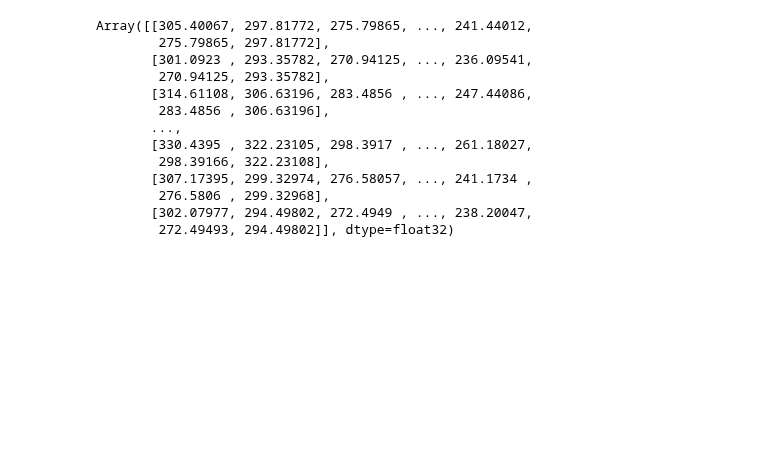
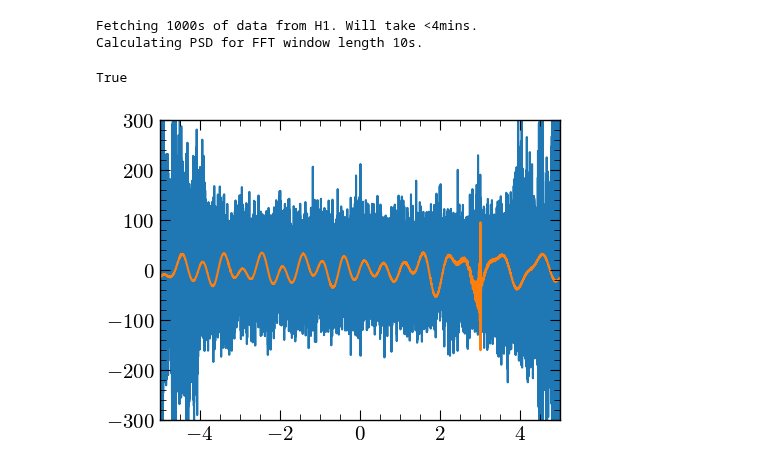
Before and after one commit to james-alvey-42/gw-mist, a Jupyter notebook: notebooks/week10/test_td.ipynb, the cells around one changed output. Saved outputs shown, nothing was run; the diff lists cells and outputs as text; code cells hidden in the pictures; blank space fills up the shorter version.

```diff
--- a/notebooks/week10/test_td.ipynb
+++ b/notebooks/week10/test_td.ipynb
@@ -32,16 +22,0 @@ td_w_batch = gw.frequency_to_time_domain(fd_w_batch)
-# %%
-td_w_batch
-# %% [output]
-Array([[305.40067, 297.81772, 275.79865, ..., 241.44012,
-        275.79865, 297.81772],
-       [301.0923 , 293.35782, 270.94125, ..., 236.09541,
-        270.94125, 293.35782],
-       [314.61108, 306.63196, 283.4856 , ..., 247.44086,
-        283.4856 , 306.63196],
-       ...,
-       [330.4395 , 322.23105, 298.3917 , ..., 261.18027,
-        298.39166, 322.23108],
-       [307.17395, 299.32974, 276.58057, ..., 241.1734 ,
-        276.5806 , 299.32968],
-       [302.07977, 294.49802, 272.4949 , ..., 238.20047,
-        272.49493, 294.49802]], dtype=float32)
@@ -47,0 +305,5 @@ Array([[305.40067, 297.81772, 275.79865, ..., 241.44012,
+# %%
+gw = Base_GW1501914()
+# %% [output]
+Fetching 1000s of data from H1. Will take <4mins.
+Calculating PSD for FFT window length 10s.
@@ -48 +321,13 @@ Array([[305.40067, 297.81772, 275.79865, ..., 241.44012,
+# %%
+pf.housestyle_rcparams()
+fig, ax = pf.create_plot()
+time = np.linspace(-5,5,4096*10)
+ax.plot(time,gw15_td)
+ax.plot(time,waveform_td)
+ax.set_xlim([-5,5])
+ax.set_ylim([-300,300])
+pf.fix_plot([ax])
+# %% [output]
+True
+[figure, added]
 # %%
```
Also changed, not shown: parts of 14 cells of this notebook, 1 other file.
